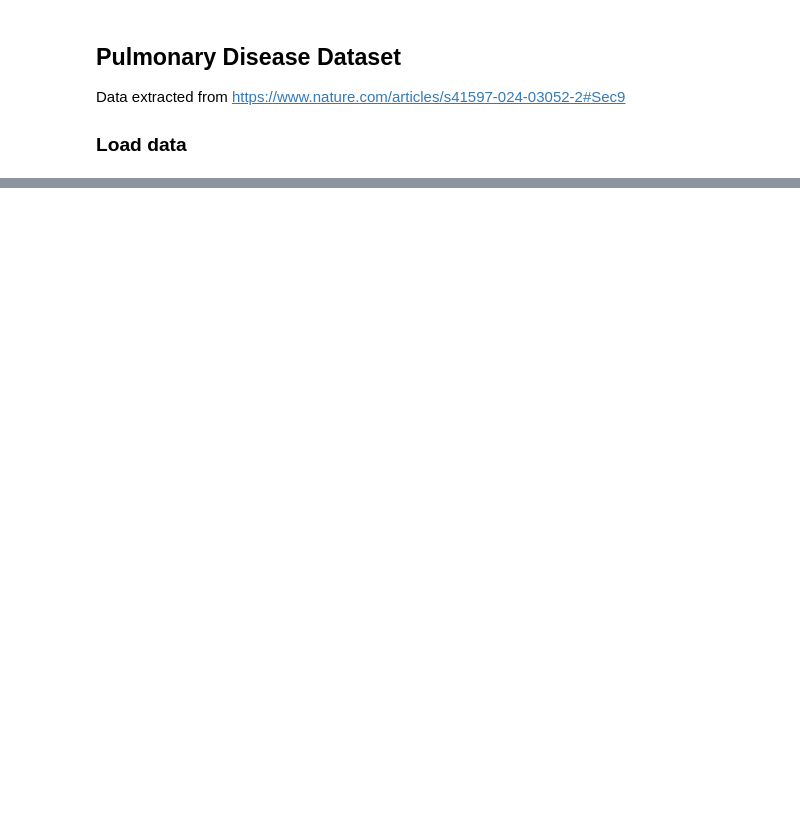
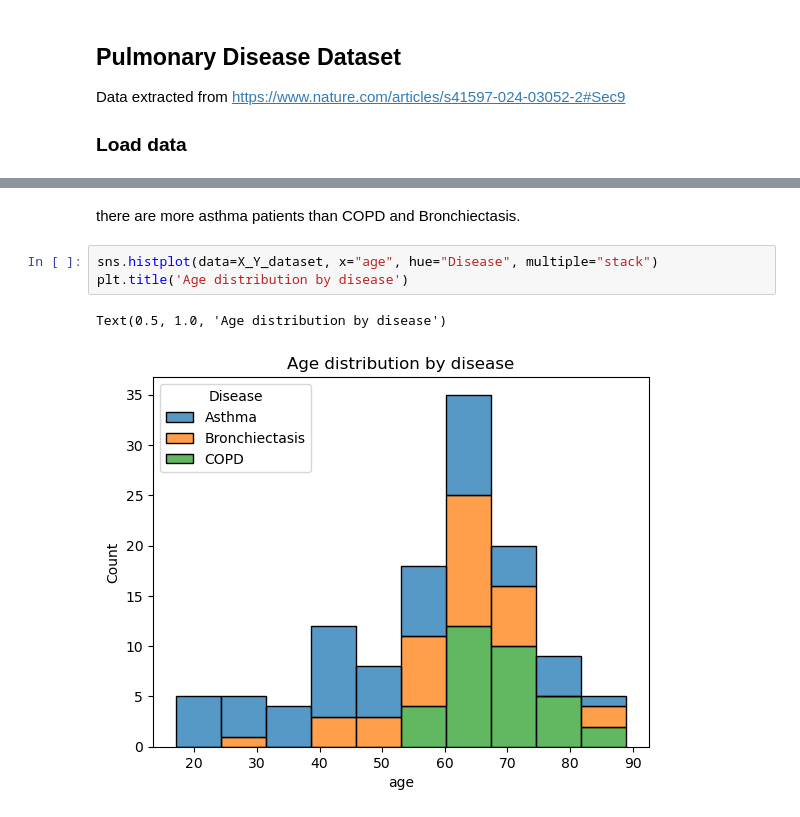
Before and after one commit to IgnacioFabietti/VOC_analysis, a Jupyter notebook: VOC_analysis.ipynb, the cells around one changed output, grey strips where cells are left out. Cells and saved outputs as stored; diff of their text form; blank space fills up the shorter version.

```diff
--- a/VOC_analysis.ipynb
+++ b/VOC_analysis.ipynb
@@ -139,0 +307,8 @@ Data extracted from https://www.nature.com/articles/s41597-024-03052-2#Sec9
+# %% [markdown]
+there are more asthma patients than COPD and Bronchiectasis.
+# %%
+sns.histplot(data=X_Y_dataset, x="age", hue="Disease", multiple="stack")
+plt.title('Age distribution by disease')
+# %% [output]
+Text(0.5, 1.0, 'Age distribution by disease')
+[figure, added]
```
Also changed, not shown: parts of 34 cells of this notebook.
